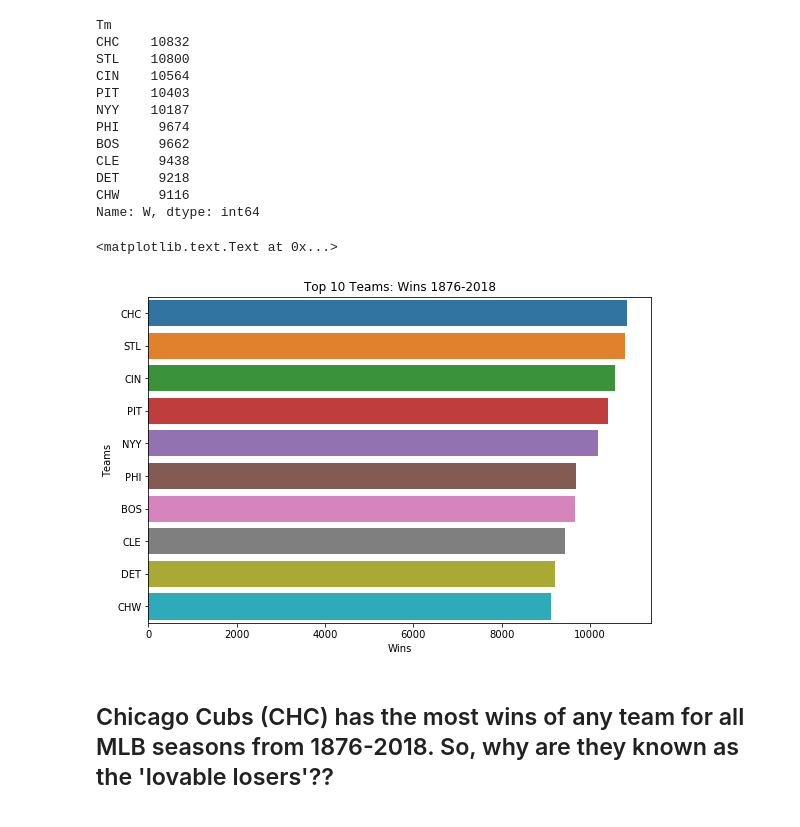
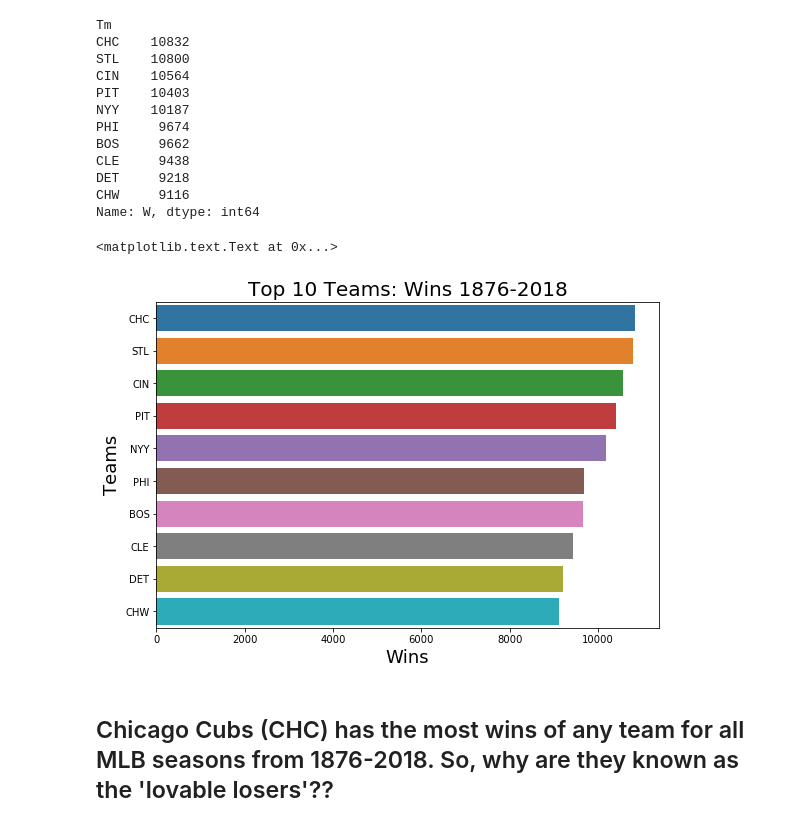
Before and after one commit to swlew369/Baseball, a Jupyter notebook: MLB_1876-2018-EDA_1.ipynb, the cells around one changed output. Cells and saved outputs as stored; diff of their text form; code cells hidden in the pictures.

```diff
--- a/MLB_1876-2018-EDA_1.ipynb
+++ b/MLB_1876-2018-EDA_1.ipynb
@@ -242,16 +386,16 @@ Name: W, dtype: int64
 # %%
 Top_10_Wins = df.groupby(['Tm'])['W'].sum().sort_values(ascending=False).head(10)
 Team_Win_Names = Top_10_Wins.index.values
 W_Top10 =  Top_10_Wins.values
 #plt.bar(Team_Names, BA_Top10)
 #sns.barplot(x =Team_Names, y = BA_Top10 )
 fig, ax = plt.subplots(figsize=(9, 6))
 sns.barplot(x = W_Top10,y = Team_Win_Names)
-plt.ylabel('Teams')
-plt.xlabel('Wins')
-plt.title('Top 10 Teams: Wins 1876-2018')
+plt.ylabel('Teams',fontsize=18)
+plt.xlabel('Wins',fontsize=18)
+plt.title('Top 10 Teams: Wins 1876-2018',fontsize=20)
 # %% [output]
 <matplotlib.text.Text at 0x...>
-[figure, old version]
+[figure, new version]
 # %% [markdown]
 ## Chicago Cubs (CHC) has the most wins of any team for all MLB seasons from 1876-2018. So, why are they known as the 'lovable losers'??
```
Also changed, not shown: parts of 41 cells of this notebook.
